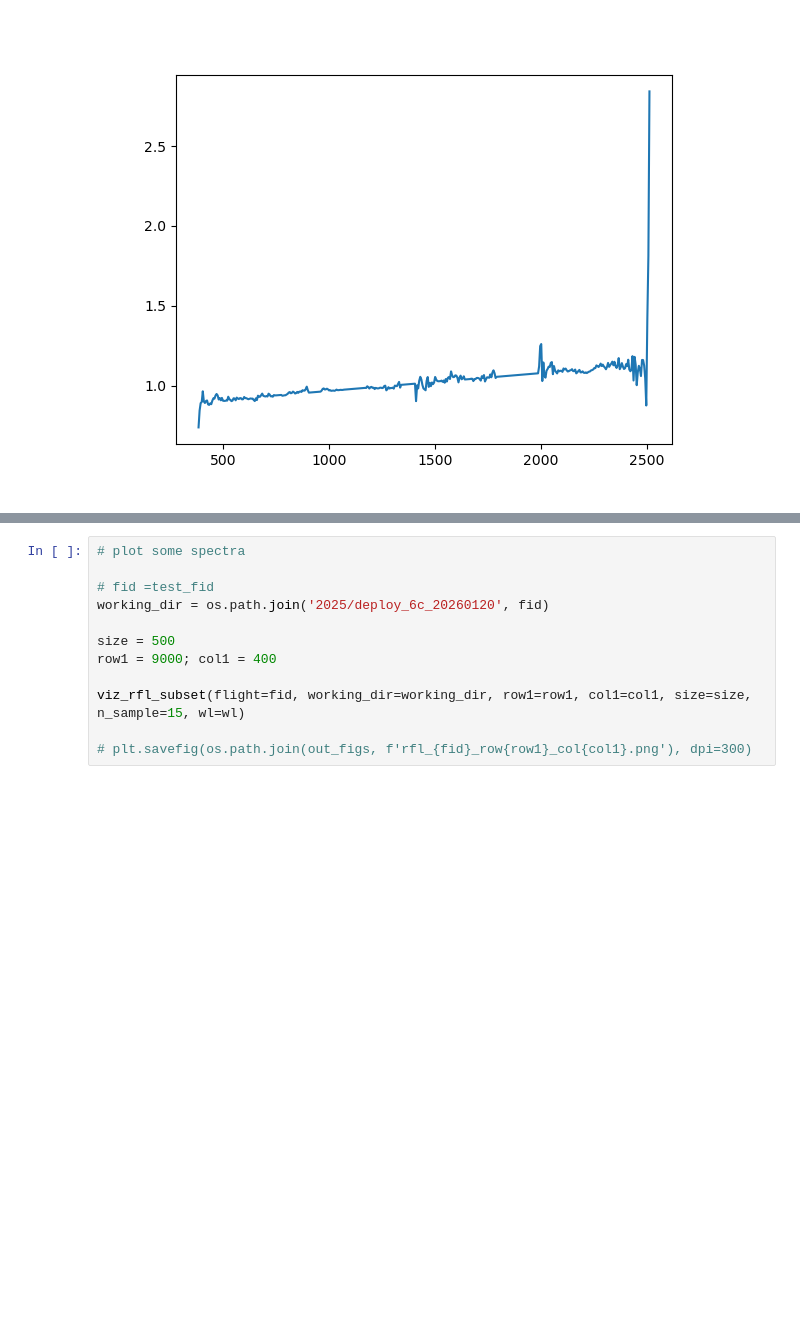
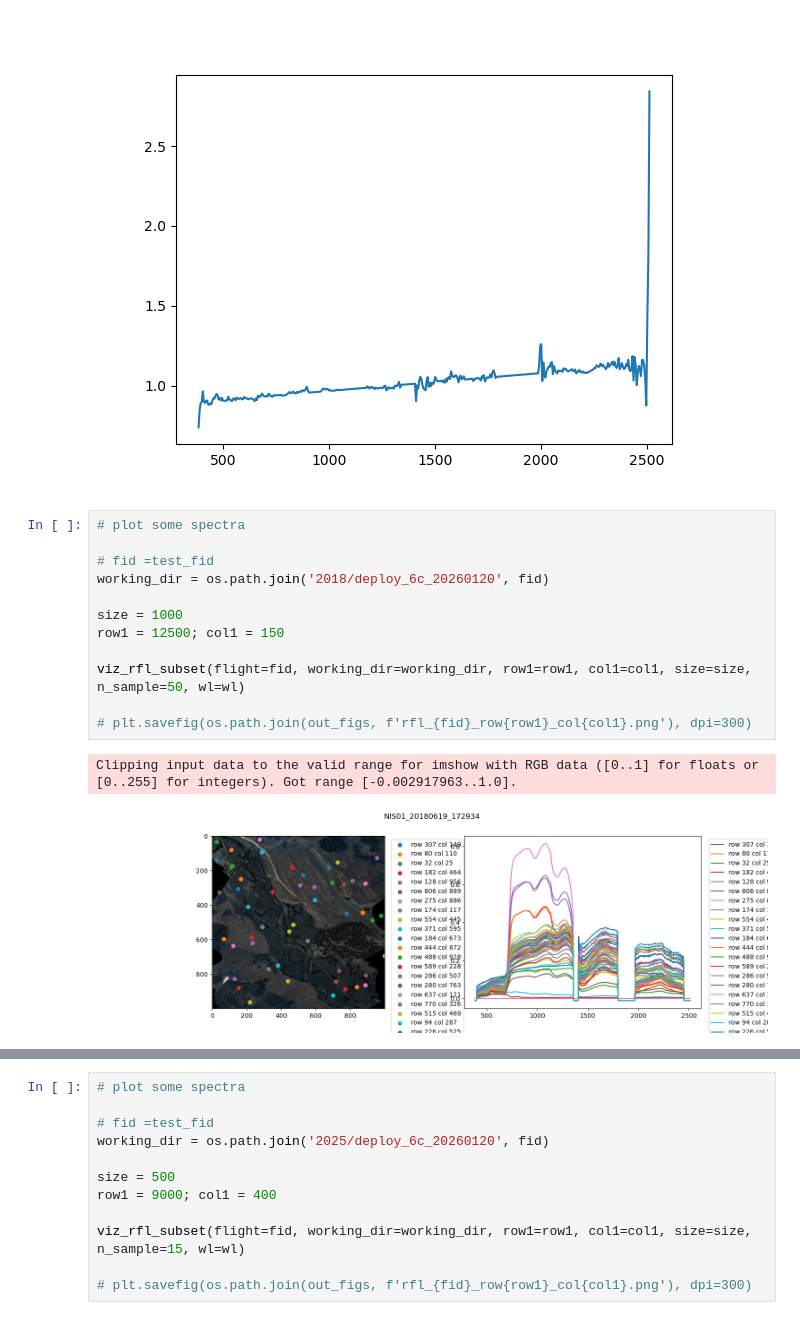
Before and after one commit to erin-carroll/chess-isofit, a Jupyter notebook: 2025/2_deploy/check_outputs.ipynb, the cells around one changed output, grey strips where cells are left out. Saved outputs shown, nothing was run; the diff lists cells and outputs as text; blank space fills up the shorter version.

```diff
--- a/2025/2_deploy/check_outputs.ipynb
+++ b/2025/2_deploy/check_outputs.ipynb
@@ -58,3 +60,18 @@ plt.plot(wl, rccs)
 plt.show()
 # %% [output]
 [figure]
+# %%
+# plot some spectra
+
+# fid =test_fid
+working_dir = os.path.join('2018/deploy_6c_20260120', fid)
+
+size = 1000
+row1 = 12500; col1 = 150
+
+viz_rfl_subset(flight=fid, working_dir=working_dir, row1=row1, col1=col1, size=size, n_sample=50, wl=wl)
+
+# plt.savefig(os.path.join(out_figs, f'rfl_{fid}_row{row1}_col{col1}.png'), dpi=300)
+# %% [output]
+Clipping input data to the valid range for imshow with RGB data ([0..1] for floats or [0..255] for integers). Got range [-0.002917963..1.0].
+[figure, added]
```
Also changed, not shown: parts of 4 cells of this notebook, 7 other files.
